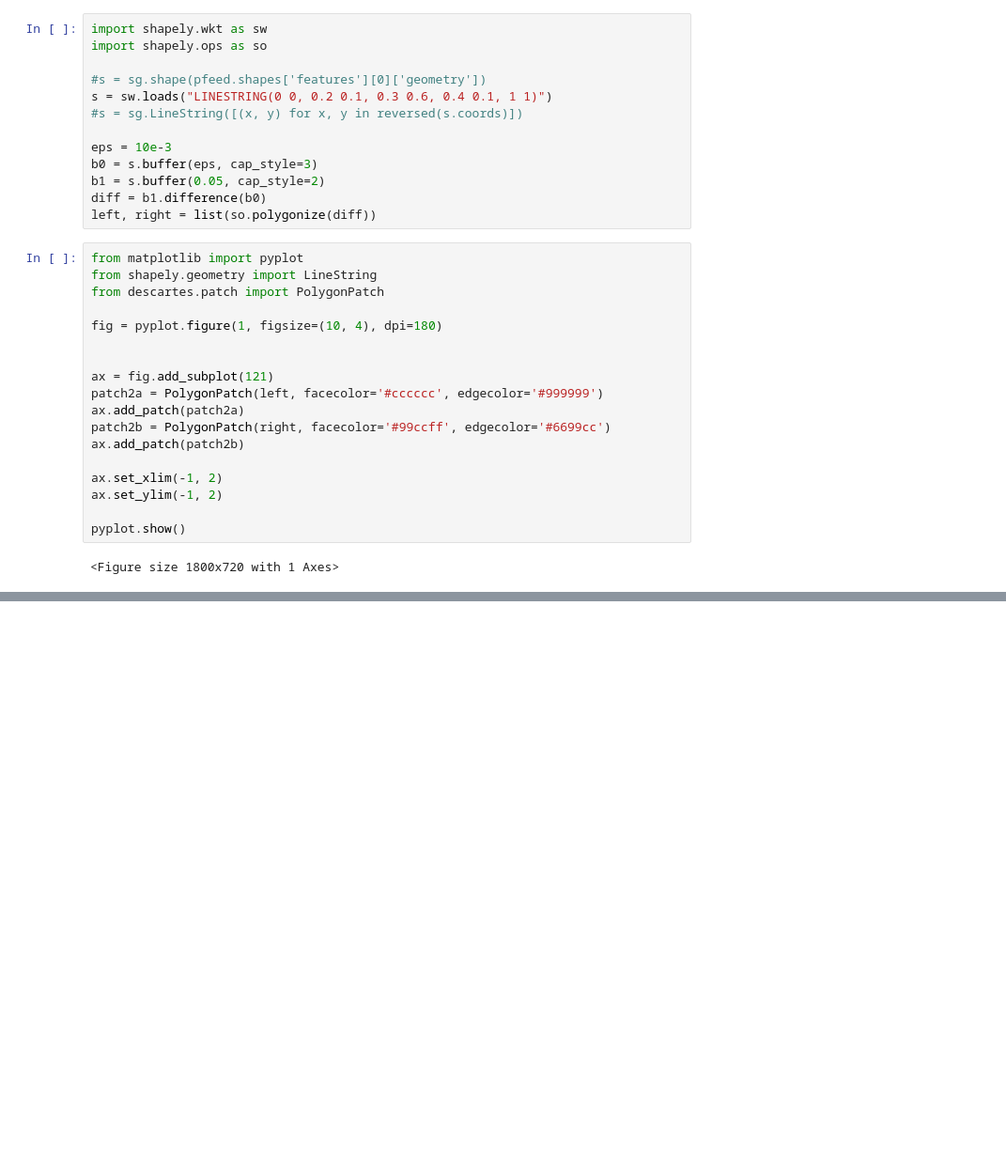
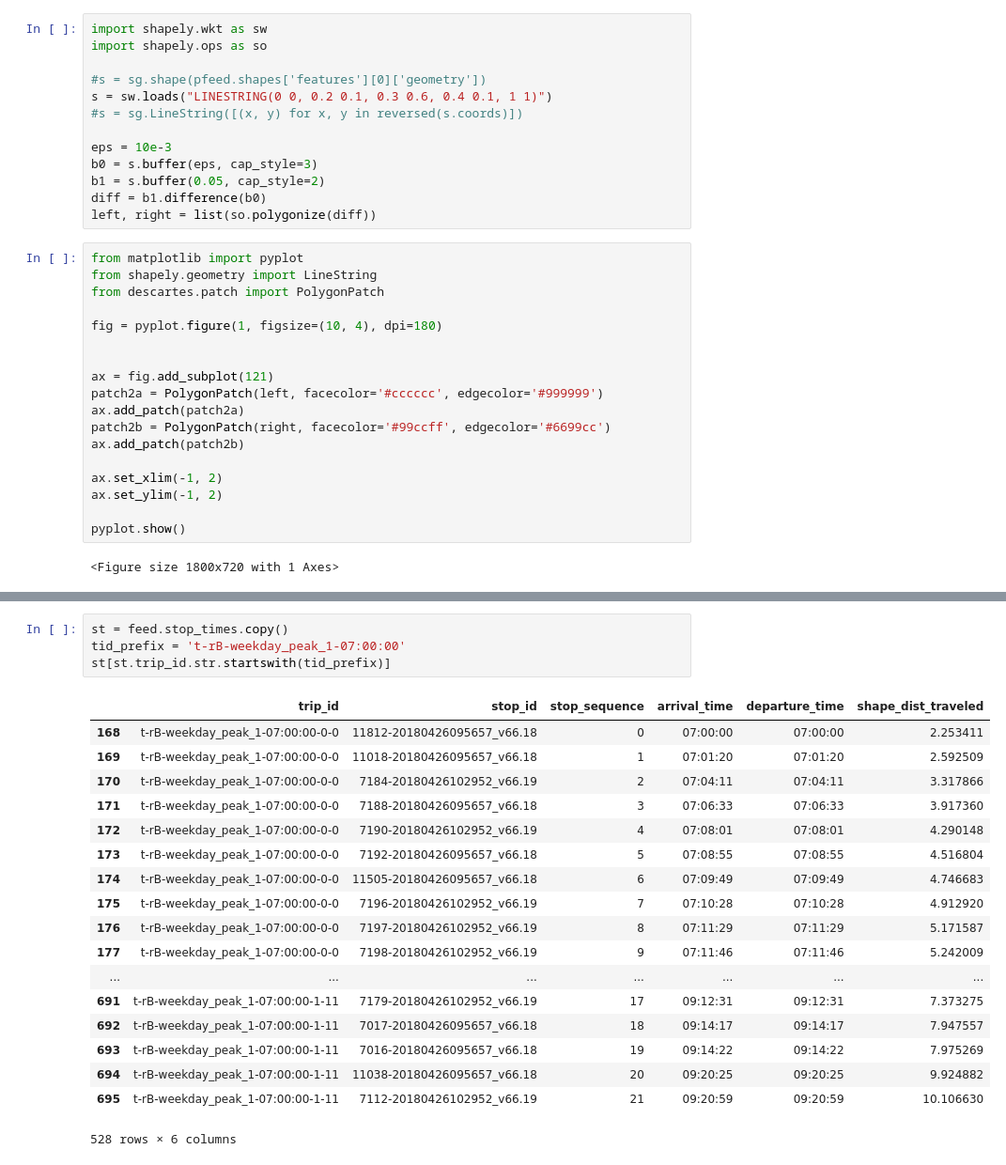
Before and after one commit to mrcagney/make_gtfs, a Jupyter notebook: ipynb/prototyping.ipynb, the cells around one changed output, grey strips where cells are left out. Shown at 94% size. Cells and saved outputs as stored; diff of their text form; blank space fills up the shorter version.

```diff
--- a/ipynb/prototyping.ipynb
+++ b/ipynb/prototyping.ipynb
@@ -136,0 +157,23 @@ feed.stop_times
+# %%
+st = feed.stop_times.copy()
+tid_prefix = 't-rB-weekday_peak_1-07:00:00'
+st[st.trip_id.str.startswith(tid_prefix)]
+# %% [output]
+|  | trip_id | stop_id | stop_sequence | arrival_time | departure_time | shape_dist_traveled |
+| 168 | t-rB-weekday_peak_1-07:00:00-0-0 | 11812-20180426095657_v66.18 | 0 | 07:00:00 | 07:00:00 | 2.253411 |
+| 169 | t-rB-weekday_peak_1-07:00:00-0-0 | 11018-20180426095657_v66.18 | 1 | 07:01:20 | 07:01:20 | 2.592509 |
+| 170 | t-rB-weekday_peak_1-07:00:00-0-0 | 7184-20180426102952_v66.19 | 2 | 07:04:11 | 07:04:11 | 3.317866 |
+| 171 | t-rB-weekday_peak_1-07:00:00-0-0 | 7188-20180426095657_v66.18 | 3 | 07:06:33 | 07:06:33 | 3.917360 |
+| 172 | t-rB-weekday_peak_1-07:00:00-0-0 | 7190-20180426102952_v66.19 | 4 | 07:08:01 | 07:08:01 | 4.290148 |
+| 173 | t-rB-weekday_peak_1-07:00:00-0-0 | 7192-20180426095657_v66.18 | 5 | 07:08:55 | 07:08:55 | 4.516804 |
+| 174 | t-rB-weekday_peak_1-07:00:00-0-0 | 11505-20180426095657_v66.18 | 6 | 07:09:49 | 07:09:49 | 4.746683 |
+| 175 | t-rB-weekday_peak_1-07:00:00-0-0 | 7196-20180426102952_v66.19 | 7 | 07:10:28 | 07:10:28 | 4.912920 |
+| 176 | t-rB-weekday_peak_1-07:00:00-0-0 | 7197-20180426102952_v66.19 | 8 | 07:11:29 | 07:11:29 | 5.171587 |
+| 177 | t-rB-weekday_peak_1-07:00:00-0-0 | 7198-20180426102952_v66.19 | 9 | 07:11:46 | 07:11:46 | 5.242009 |
+| ... | ... | ... | ... | ... | ... | ... |
+| 691 | t-rB-weekday_peak_1-07:00:00-1-11 | 7179-20180426102952_v66.19 | 17 | 09:12:31 | 09:12:31 | 7.373275 |
+| 692 | t-rB-weekday_peak_1-07:00:00-1-11 | 7017-20180426095657_v66.18 | 18 | 09:14:17 | 09:14:17 | 7.947557 |
+| 693 | t-rB-weekday_peak_1-07:00:00-1-11 | 7016-20180426095657_v66.18 | 19 | 09:14:22 | 09:14:22 | 7.975269 |
+| 694 | t-rB-weekday_peak_1-07:00:00-1-11 | 11038-20180426095657_v66.18 | 20 | 09:20:25 | 09:20:25 | 9.924882 |
+| 695 | t-rB-weekday_peak_1-07:00:00-1-11 | 7112-20180426102952_v66.19 | 21 | 09:20:59 | 09:20:59 | 10.106630 |
+528 rows × 6 columns
```
Also changed, not shown: parts of 5 cells of this notebook, 2 other files.
